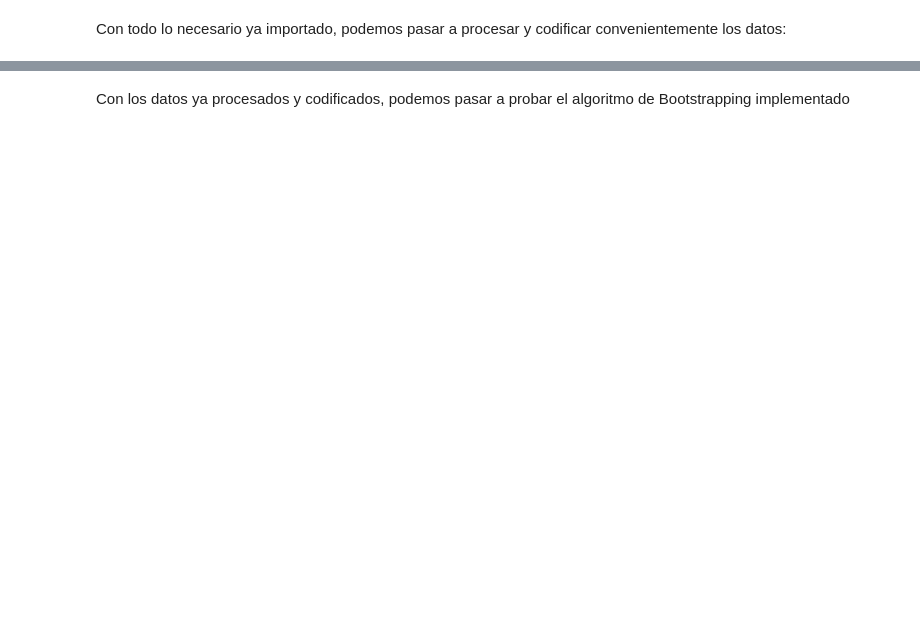
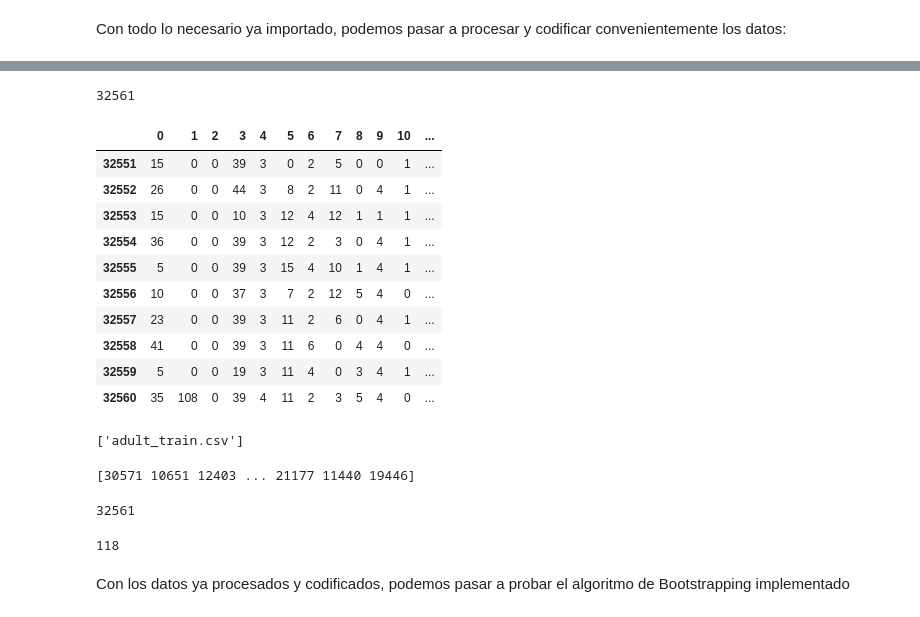
Before and after one commit to CavernaryBeast/TreeBased-Models-Assembly-RV, a Jupyter notebook: Notebook/Project_s Notebook.ipynb, the cells around one changed output, grey strips where cells are left out. Drawn from its saved outputs; the diff is of its cells as text; code cells hidden in the pictures; blank space fills up the shorter version.

```diff
--- a/Notebook/Project_s Notebook.ipynb
+++ b/Notebook/Project_s Notebook.ipynb
@@ -45,3 +17,42 @@ Codificación de valores para 12: ['less_than_50K' 'more_than_50K']
+# %%
+len(processed_data)
+# %% [output]
+32561
+# %%
+processed_data.tail(10)
+# %% [output]
+|  | 0 | 1 | 2 | 3 | 4 | 5 | 6 | 7 | 8 | 9 | 10 | ... |
+| 32551 | 15 | 0 | 0 | 39 | 3 | 0 | 2 | 5 | 0 | 0 | 1 | ... |
+| 32552 | 26 | 0 | 0 | 44 | 3 | 8 | 2 | 11 | 0 | 4 | 1 | ... |
+| 32553 | 15 | 0 | 0 | 10 | 3 | 12 | 4 | 12 | 1 | 1 | 1 | ... |
+| 32554 | 36 | 0 | 0 | 39 | 3 | 12 | 2 | 3 | 0 | 4 | 1 | ... |
+| 32555 | 5 | 0 | 0 | 39 | 3 | 15 | 4 | 10 | 1 | 4 | 1 | ... |
+| 32556 | 10 | 0 | 0 | 37 | 3 | 7 | 2 | 12 | 5 | 4 | 0 | ... |
+| 32557 | 23 | 0 | 0 | 39 | 3 | 11 | 2 | 6 | 0 | 4 | 1 | ... |
+| 32558 | 41 | 0 | 0 | 39 | 3 | 11 | 6 | 0 | 4 | 4 | 0 | ... |
+| 32559 | 5 | 0 | 0 | 19 | 3 | 11 | 4 | 0 | 3 | 4 | 1 | ... |
+| 32560 | 35 | 108 | 0 | 39 | 4 | 11 | 2 | 3 | 5 | 4 | 0 | ... |
+# %%
+unique_unprocessed_values = np.unique('adult_train.csv')
+print(unique_unprocessed_values)
+# %% [output]
+['adult_train.csv']
+# %%
+bootstrap_indices = np.random.randint(low=0, high=len(processed_data), size=len(processed_data))
+print(bootstrap_indices)
+# %% [output]
+[30571 10651 12403 ... 21177 11440 19446]
+# %%
+df_bootstrapped = processed_data.iloc[bootstrap_indices]
+df_bootstrapped.head(10)
+len(df_bootstrapped)
+# %% [output]
+32561
+# %%
+unique_values = np.unique(df_bootstrapped)
+len(unique_values)
+# %% [output]
+118
 # %% [markdown]
 Con los datos ya procesados y codificados, podemos pasar a probar el algoritmo de Bootstrapping implementado
 # %%
```
Also changed, not shown: parts of 24 cells of this notebook, 1 other file.
